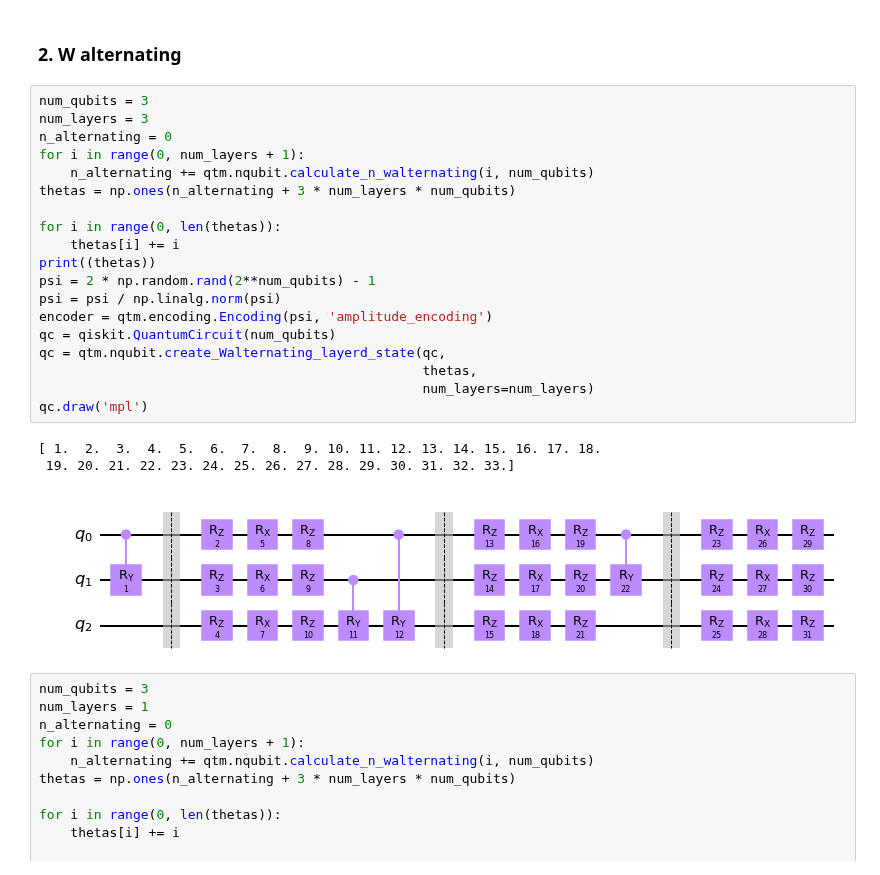
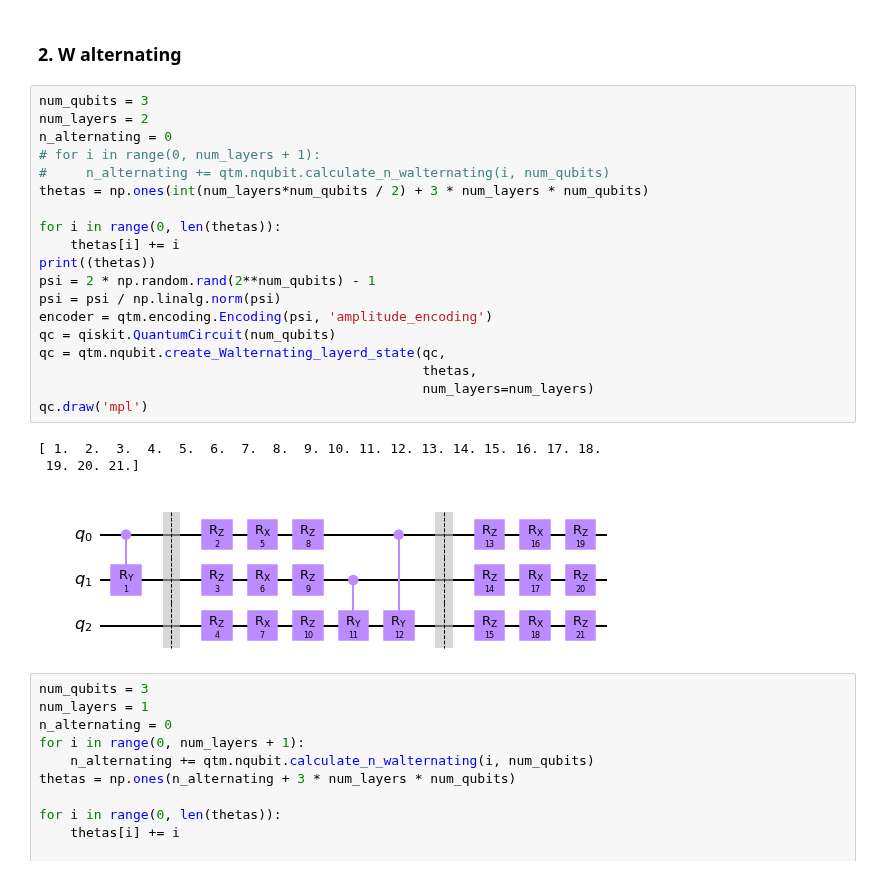
Before and after one commit to vutuanhai237/UC-VQA, a Jupyter notebook: codes/tomography/compare_W.ipynb, the cells around one changed output. Drawn from its saved outputs; the diff is of its cells as text.

Commit message:
Run Walternating 2 layers

```diff
--- a/codes/tomography/compare_W.ipynb
+++ b/codes/tomography/compare_W.ipynb
@@ -116,27 +116,27 @@ qc.draw('mpl')
 ### 2. W alternating
 # %%
 num_qubits = 3
-num_layers = 3
+num_layers = 2
 n_alternating = 0
-for i in range(0, num_layers + 1):
-    n_alternating += qtm.nqubit.calculate_n_walternating(i, num_qubits)
-thetas = np.ones(n_alternating + 3 * num_layers * num_qubits)
+# for i in range(0, num_layers + 1):
+#     n_alternating += qtm.nqubit.calculate_n_walternating(i, num_qubits)
+thetas = np.ones(int(num_layers*num_qubits / 2) + 3 * num_layers * num_qubits)
 
 for i in range(0, len(thetas)):
     thetas[i] += i
 print((thetas))
 psi = 2 * np.random.rand(2**num_qubits) - 1
 psi = psi / np.linalg.norm(psi)
 encoder = qtm.encoding.Encoding(psi, 'amplitude_encoding')
 qc = qiskit.QuantumCircuit(num_qubits)
 qc = qtm.nqubit.create_Walternating_layerd_state(qc,
                                                  thetas,
                                                  num_layers=num_layers)
 qc.draw('mpl')
 # %% [output]
 [ 1.  2.  3.  4.  5.  6.  7.  8.  9. 10. 11. 12. 13. 14. 15. 16. 17. 18.
- 19. 20. 21. 22. 23. 24. 25. 26. 27. 28. 29. 30. 31. 32. 33.]
+ 19. 20. 21.]
-[figure, old version]
+[figure, new version]
 # %%
 num_qubits = 3
 num_layers = 1
```
Also changed, not shown: 11 other files.
